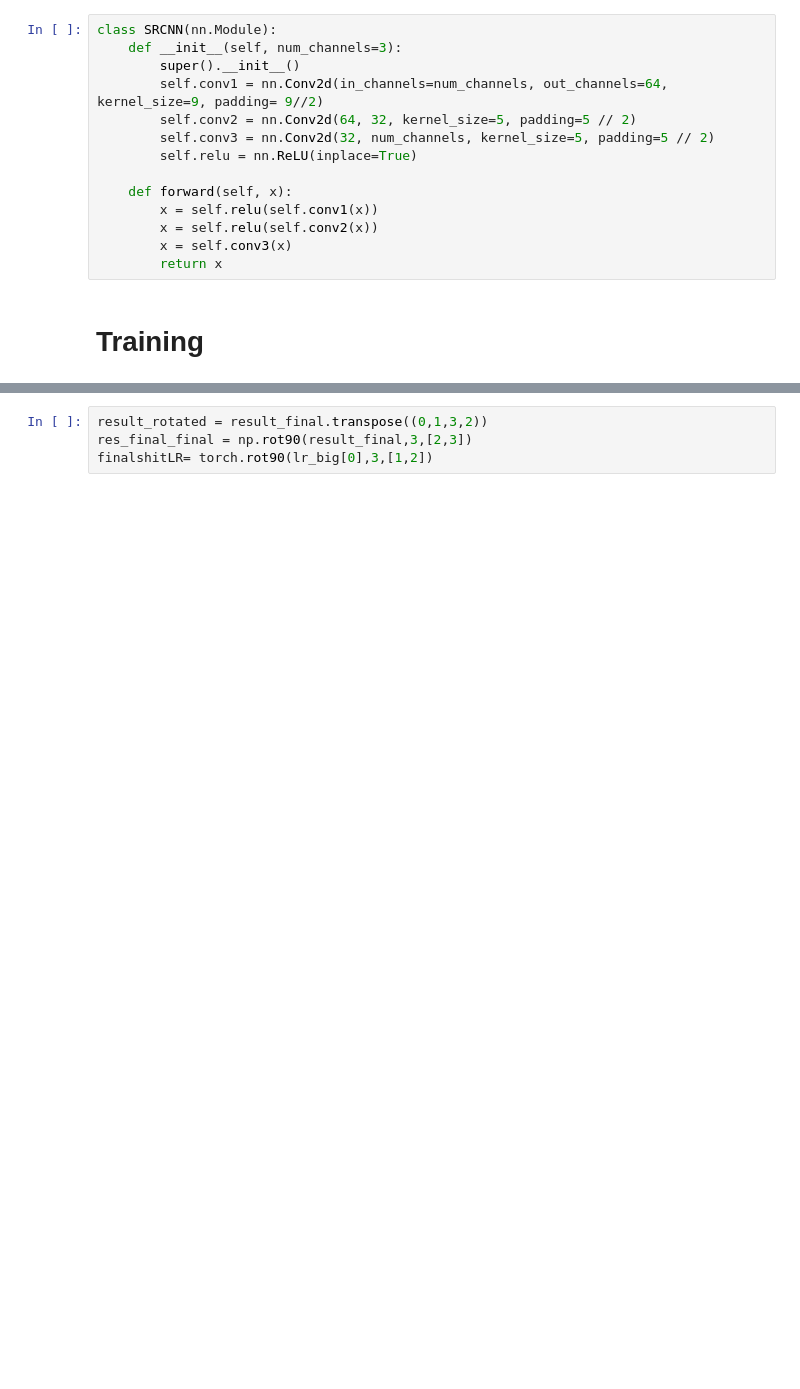
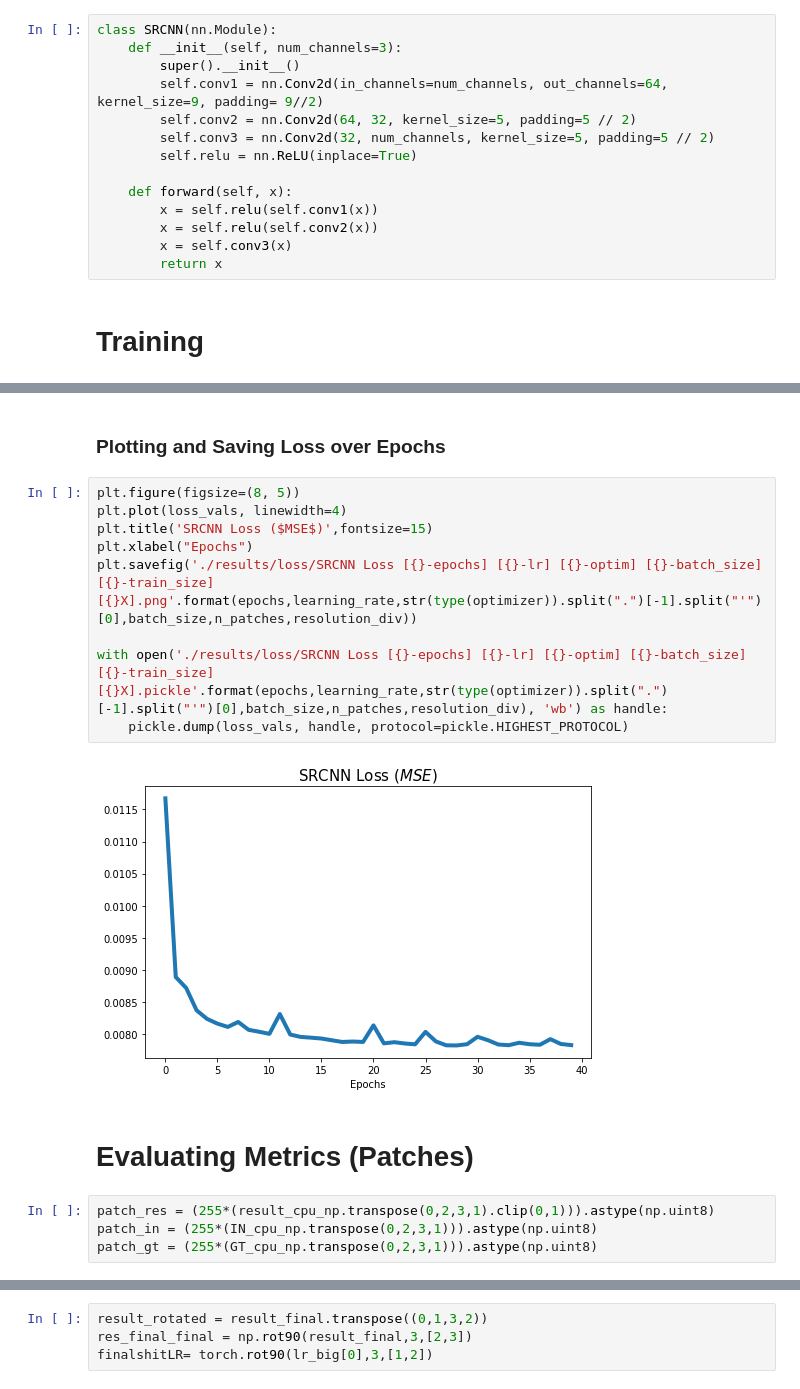
Before and after one commit to AndyPietr/Super-Resolution, a Jupyter notebook: main.ipynb, the cells around one changed output, grey strips where cells are left out. Saved outputs shown, nothing was run; the diff lists cells and outputs as text; blank space fills up the shorter version.

Commit message:
Main with Metrics

```diff
--- a/main.ipynb
+++ b/main.ipynb
@@ -341,0 +372,19 @@ Finished Training
+# %% [markdown]
+### Plotting and Saving Loss over Epochs
+# %%
+plt.figure(figsize=(8, 5))
+plt.plot(loss_vals, linewidth=4)
+plt.title('SRCNN Loss ($MSE$)',fontsize=15)
+plt.xlabel("Epochs")
+plt.savefig('./results/loss/SRCNN Loss [{}-epochs] [{}-lr] [{}-optim] [{}-batch_size] [{}-train_size] [{}X].png'.format(epochs,learning_rate,str(type(optimizer)).split(".")[-1].split("'")[0],batch_size,n_patches,resolution_div))
+
+with open('./results/loss/SRCNN Loss [{}-epochs] [{}-lr] [{}-optim] [{}-batch_size] [{}-train_size] [{}X].pickle'.format(epochs,learning_rate,str(type(optimizer)).split(".")[-1].split("'")[0],batch_size,n_patches,resolution_div), 'wb') as handle:
+    pickle.dump(loss_vals, handle, protocol=pickle.HIGHEST_PROTOCOL)
+# %% [output]
+[figure, added]
+# %% [markdown]
+# Evaluating Metrics (Patches)
+# %%
+patch_res = (255*(result_cpu_np.transpose(0,2,3,1).clip(0,1))).astype(np.uint8)
+patch_in = (255*(IN_cpu_np.transpose(0,2,3,1))).astype(np.uint8)
+patch_gt = (255*(GT_cpu_np.transpose(0,2,3,1))).astype(np.uint8)
```
Also changed, not shown: parts of 28 cells of this notebook.
